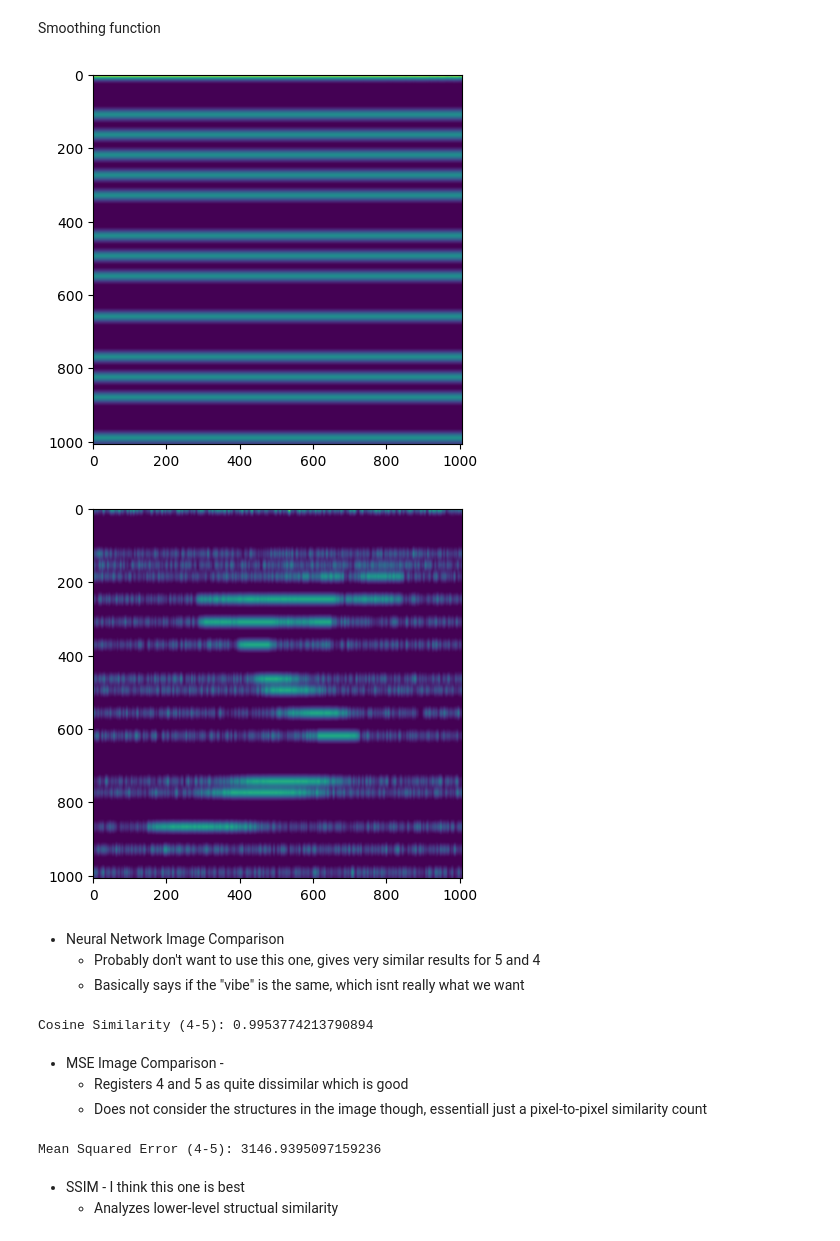
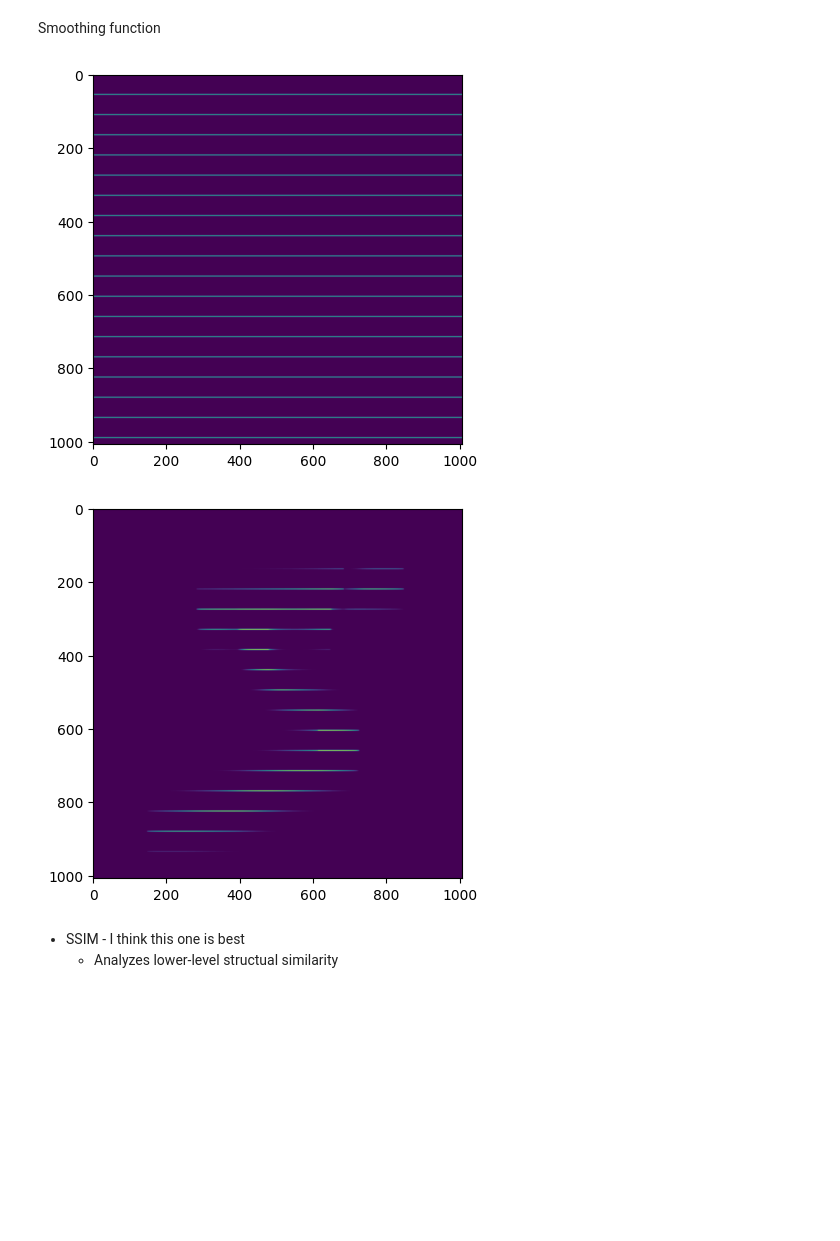
Before and after one commit to takakhoo/UNet-MNIST-to-Spectrogram, a Jupyter notebook: 1.ipynb, the cells around one changed output. Drawn from its saved outputs; the diff is of its cells as text; code cells hidden in the pictures; blank space fills up the shorter version.

Commit message:
working image-spectrogram-wav

```diff
--- a/1.ipynb
+++ b/1.ipynb
@@ -217,7 +217,7 @@ Second Gaussian (4,5)
                     Noticed this is very sparse ^, I'm going to apply another gaussian to the harmonics
 '''
 #for 4
-smear = 10
+smear = 1
 image = Image.open('thenumber4-upscaled-blurred-harmonics.png').convert('L')
 secondgaussian = gaussian(image, smear)
 im = Image.fromarray(secondgaussian).convert('RGB')
@@ -251,100 +250,28 @@ def smooth(image, sigma):
     image = gaussian_filter(image, sigma = sigma)
     return image
 # %%
-smooth_ = 2
+smooth_ = 0
 
 #for 4
 smoothed = smooth(secondgaussian1, smooth_)
 #Normalize
 smoothed = (smoothed  - smoothed.min()) / (smoothed.max() - smoothed.min()) * 255
 plt.imshow(smoothed)
 plt.show()
 im = Image.fromarray(smoothed).convert('RGB')
 im.save("thenumber4-upscaled-blurred-harmonics-smeared-smoothed.png")
 
 #for 5
 smoothed = smooth(secondgaussian2, smooth_)
 #Normalize
 smoothed = (smoothed  - smoothed.min()) / (smoothed.max() - smoothed.min()) * 255
 plt.imshow(smoothed)
 plt.show()
 im = Image.fromarray(smoothed).convert('RGB')
 im.save("thenumber5-upscaled-blurred-harmonics-smeared-smoothed.png")
 # %% [output]
-[figure, old version]
+[figure, new version]
-[figure, old version]
+[figure, new version]
-# %% [markdown]
-* Neural Network Image Comparison
-    - Probably don't want to use this one, gives very similar results for 5 and 4
-    - Basically says if the "vibe" is the same, which isnt really what we want
-# %%
-#ripped from geeksforgeeks
-import torch
-import torch.nn as nn
-from torchvision import models, transforms
-from PIL import Image
-
-# Load pre-trained ResNet model
-model = models.resnet50(pretrained=True)
-model = nn.Sequential(*list(model.children())[:-1])  # Remove the last classification layer
-
-def preprocess_image(image_path):
-    preprocess = transforms.Compose([
-        transforms.Resize(256),
-        transforms.CenterCrop(224),
-        transforms.ToTensor(),
-        transforms.Normalize(mean=[0.485, 0.456, 0.406], std=[0.229, 0.224, 0.225])
-    ])
-    img = Image.open(image_path)
-    img = preprocess(img).unsqueeze(0)  # Add batch dimension
-    return img
-
-def cosine_similarity(featureA, featureB):
-    cos = nn.CosineSimilarity(dim=1, eps=1e-6)
-    return cos(featureA, featureB)
-
-# Load and preprocess images
-imageA = preprocess_image('thenumber5-upscaled-blurred-harmonics-smeared-smoothed.png')
-imageB = preprocess_image('thenumber4-upscaled-blurred-harmonics-smeared-smoothed.png')
-# Extract features
-with torch.no_grad():
-    featuresA = model(imageA)
-    featuresB = model(imageB)
-
-# Compare using cosine similarity
-similarity1 = cosine_similarity(featuresA, featuresB)
-print(f"Cosine Similarity (4-5): {similarity1.item()}")
-# %% [output]
-Cosine Similarity (4-5): 0.9953774213790894
-# %% [markdown]
-* MSE Image Comparison -
-    * Registers 4 and 5 as quite dissimilar which is good
-    * Does not consider the structures in the image though, essentiall just a pixel-to-pixel similarity count
-# %%
-#ripped from geeksforgeeks
-import cv2
-import numpy as np
-
-def mse(imageA, imageB):
-    # Ensure the images have the same size
-    assert imageA.shape == imageB.shape, "Images must be the same size."
-
-    # Calculate the MSE between the images
-    err = np.sum((imageA.astype("float") - imageB.astype("float")) ** 2)
-    err /= float(imageA.shape[0] * imageA.shape[1])
-
-    return err
-
-# Load images
-imageA = cv2.imread('thenumber5-upscaled-blurred-harmonics-smeared-smoothed.png', cv2.IMREAD_GRAYSCALE)
-imageB = cv2.imread('thenumber4-upscaled-blurred-harmonics-smeared-smoothed.png', cv2.IMREAD_GRAYSCALE)
-
-# Compute MSE
-error = mse(imageA, imageB)
-
-print(f"Mean Squared Error (4-5): {error}")
-# %% [output]
-Mean Squared Error (4-5): 3146.9395097159236
 # %% [markdown]
 * SSIM - I think this one is best
     * Analyzes lower-level structual similarity
```
Also changed, not shown: parts of 8 cells of this notebook.
